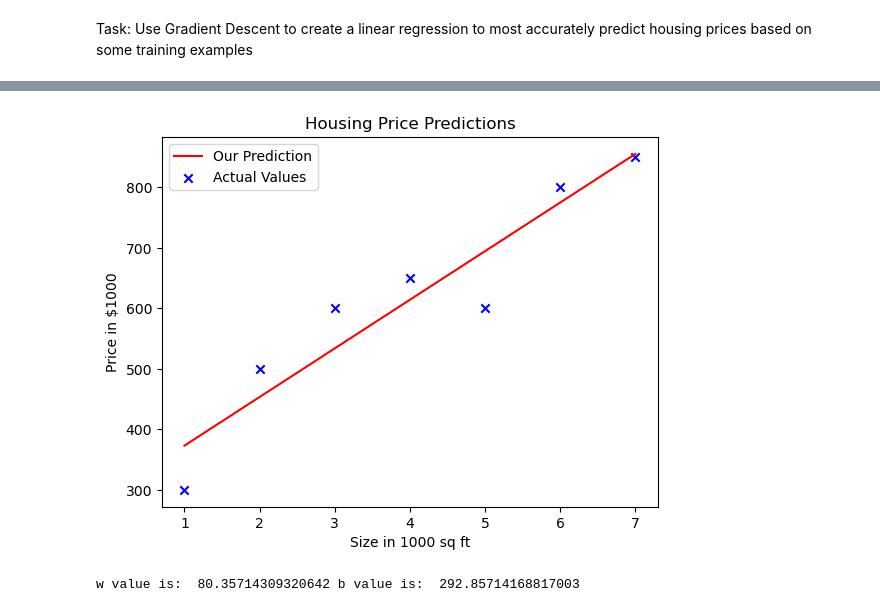
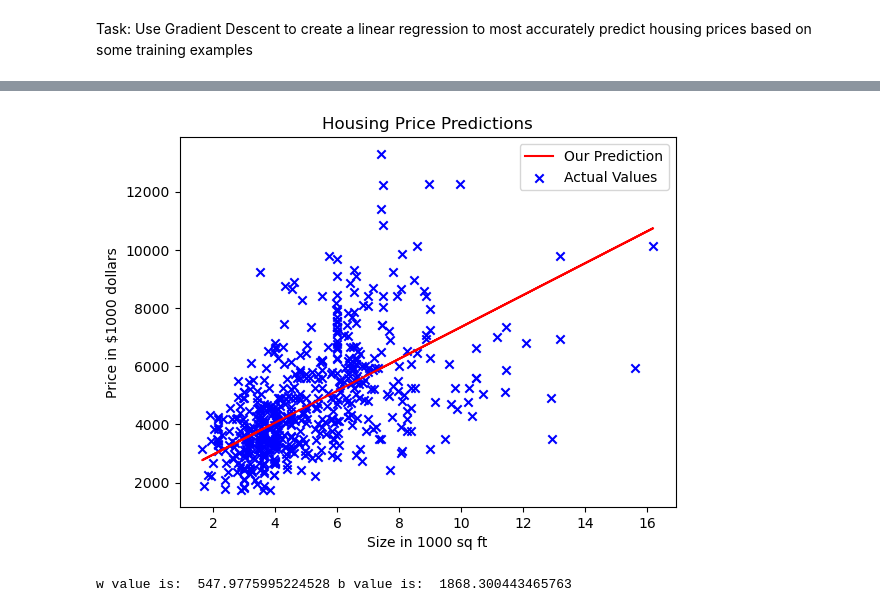
Before and after one commit to pirate2580/Gradient_Descent_for_Housing_Price-_Prediction, a Jupyter notebook: Implementing One Feature Gradient Descent for Housing Price Prediction.ipynb, the cells around one changed output, grey strips where cells are left out. Drawn from its saved outputs; the diff is of its cells as text; code cells hidden in the pictures.

```diff
--- a/Implementing One Feature Gradient Descent for Housing Price Prediction.ipynb
+++ b/Implementing One Feature Gradient Descent for Housing Price Prediction.ipynb
@@ -23,0 +26,10 @@ import matplotlib.pyplot as plt
+# %%
+#x_train is the input variable, the size of the house in 1000 sq ft
+#y_train is the output variable, the price of the house in $1000
+
+x_train = pd.DataFrame(data).to_numpy()[:, 1] / 1000
+y_train = pd.DataFrame(data).to_numpy()[:, 0] / 1000
+print(x_train)
+print(x_train.shape)
+print(y_train)
+print(y_train.shape)
@@ -24,17 +54,2 @@ import matplotlib.pyplot as plt
 # %% [markdown]
 Task: Use Gradient Descent to create a linear regression to most accurately predict housing prices based on some training examples
-# %%
-
-
-#x_train is the input variable, the size of the house in 1000 sq ft
-#y_train is the output variable, the price of the house in $1000
-#this is the training data
-
-x_train = np.array([1.0, 2.0,3.0, 4.0, 5.0, 6.0, 7.0])
-y_train = np.array([300.0, 500.0, 600.0, 650.0, 600.0, 800.0, 850.0])
-# %%
-#the below line will return an array representing the dimensions of the nparray
-print(x_train.shape)
-#m is used to represent the number of examples in the training data
-m = x_train.shape[0]
-print("the number of training examples are: ",m)
@@ -148,7 +160,7 @@ def compute_gradient(x, y, w, b):
 
     return dj_dw, dj_db
 # %%
-def gradient_descent(x, y, w_in, b_in, alpha, num_iters, gradient_function):
+def gradient_descent(x, y, w_in, b_in, alpha, num_iters):
     """
     Performs gradient descent to fit w,b. Updates w,b by taking
     num_iters gradient steps with learning rate alpha
@@ -168,37 +180,40 @@ def gradient_descent(x, y, w_in, b_in, alpha, num_iters, gradient_function):
       """
 
     m = x.shape[0]
+    learningCurve = np.zeros(num_iters)
 
     #iteratively optimizing w and b by nudging them in the direction of steepest descent
     for i in range (num_iters):
         #compute gradient
-        dj_dw, dj_db = gradient_function(x, y, w_in, b_in)
+        dj_dw, dj_db = compute_gradient(x, y, w_in, b_in)
 
         #update w and b
         w_in = w_in - alpha * dj_dw
         b_in = b_in - alpha * dj_db
+        learningCurve[i] = compute_cost(x, y, w_in, b_in)
 
-    return w_in, b_in
+
+    return w_in, b_in, learningCurve
 # %%
-w, b = gradient_descent(x_train, y_train, 0, 0, 1.0e-2, 10000, compute_gradient)
+w, b, learningCurve = gradient_descent(x_train, y_train, 0, 0, 1.0e-2, 1000)
 
 model_f_wb = compute_model_output(x_train, w, b)
 
 #make a plot of prediction
 plt.plot(x_train, model_f_wb, marker = "", c = "r", label = "Our Prediction")
 
 #scatter plot of data points
 plt.scatter(x_train, y_train, marker = "x", c = "b", label = "Actual Values")
 
 #setting up title, subtitles
 
 plt.title("Housing Price Predictions")
-plt.ylabel("Price in $1000")
+plt.ylabel("Price in $1000 dollars")
 plt.xlabel("Size in 1000 sq ft")
 plt.legend()
 plt.show()
 
 print('w value is: ',w,'b value is: ', b)
 # %% [output]
-[figure, old version]
+[figure, new version]
-w value is:  80.35714309320642 b value is:  292.85714168817003
+w value is:  547.9775995224528 b value is:  1868.300443465763
```
Also changed, not shown: parts of 7 cells of this notebook.
